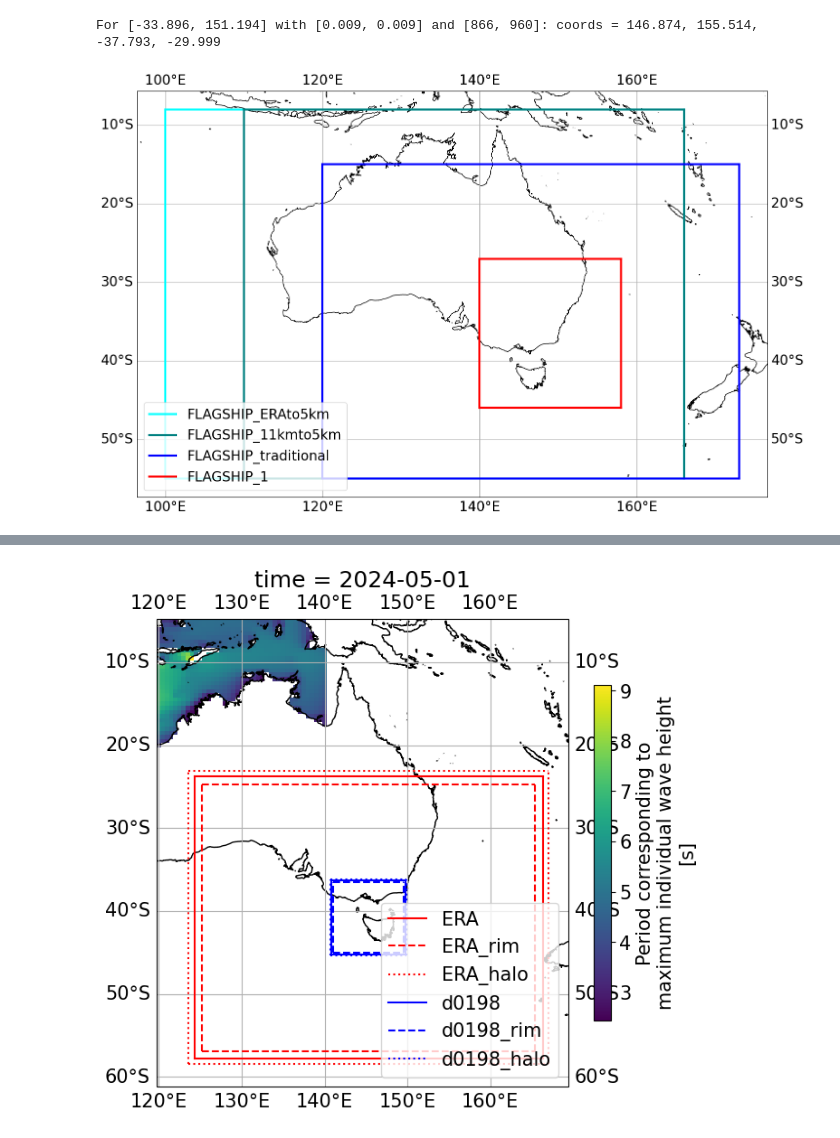
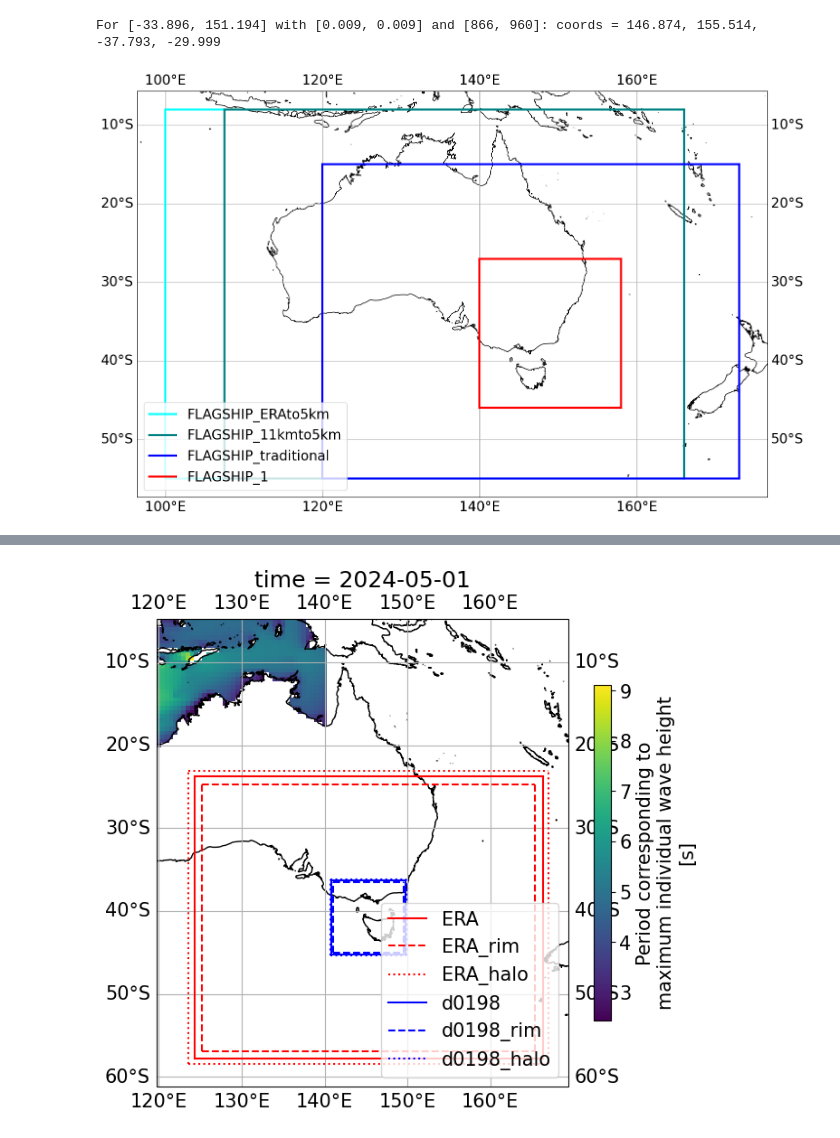
Before and after one commit to 21centuryweather/UM_configuration_tools, a Jupyter notebook: UM_plot_domain.ipynb, the cells around one changed output, grey strips where cells are left out. Saved outputs shown, nothing was run; the diff lists cells and outputs as text; code cells hidden in the pictures.

```diff
--- a/UM_plot_domain.ipynb
+++ b/UM_plot_domain.ipynb
@@ -166,24 +166,19 @@ For [-33.896, 151.194] with [0.009, 0.009] and [866, 960]: coords = 146.874, 155
 # %%
 plt.figure(figsize=(15,15))
 ax = plt.axes(projection=ccrs.PlateCarree())
-#ERA5_wave.tmax.sel(longitude=slice(120,170),latitude=slice(-20,-50)).plot(
-#    ax=ax,
-#    cbar_kwargs={"orientation": "vertical", "shrink": 0.6, "aspect": 20})
 ax.gridlines(draw_labels=True)
 
 draw_box_corners(ax, 'FLAGSHIP_ERAto5km', corners=[100,166,-8,-55], color='aqua',linewidth=3)
-draw_box_corners(ax, 'FLAGSHIP_11kmto5km', corners=[110,166,-8,-55], color='teal',linewidth=3)
+draw_box_corners(ax, 'FLAGSHIP_11kmto5km', corners=[107.5,166,-8,-55], color='teal',linewidth=3)
 draw_box_corners(ax, 'FLAGSHIP_traditional', corners=[120,173,-15,-55], color='blue',linewidth=3)
 draw_box_corners(ax, 'FLAGSHIP_1', corners=[140,158,-27,-46], color='red',linewidth=3)
 #draw_box_corners(ax, 'ACCESS-AE', corners=[109.5,157.,-8,-46.8], color='orange',linewidth=3)
 
 ax.coastlines('10m')
 ax.legend(loc='lower left');
-#ax.set_ylim([-38,-33])
-#ax.set_ylim([145,150])
 plt.rcParams.update({'font.size':20})
 plt.tight_layout()
 plt.savefig('Flagship_5km_options.png')
 # %% [output]
-[figure, old version]
+[figure, new version]
 # %%
```
Also changed, not shown: parts of 6 cells of this notebook.
